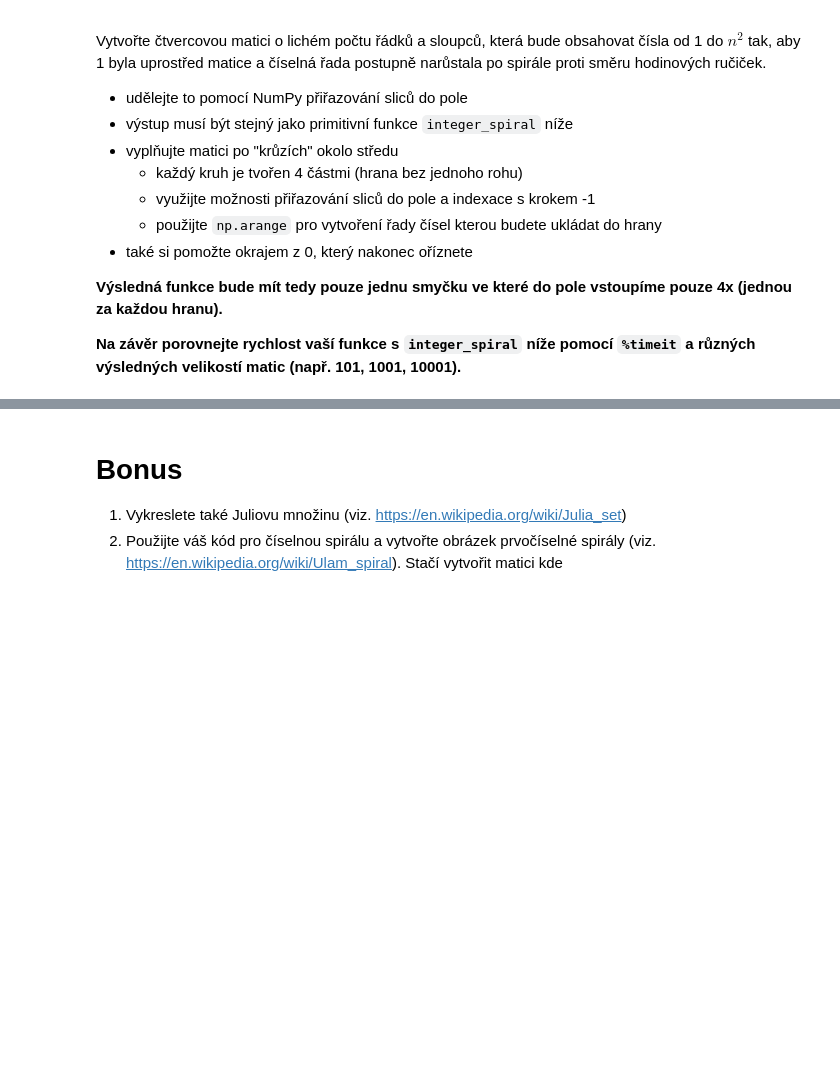
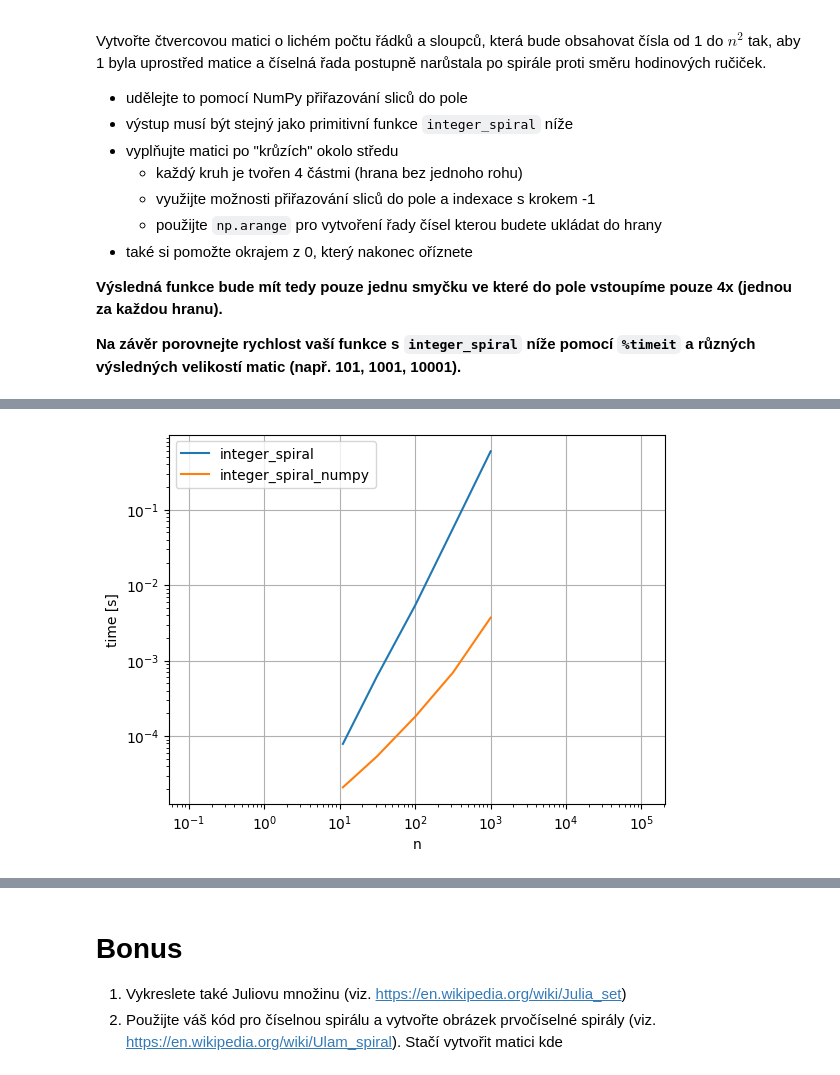
Before and after one commit to Beremi/vvp, a Jupyter notebook: Week_06/DU3.ipynb, the cells around one changed output, grey strips where cells are left out. Cells and saved outputs as stored; diff of their text form; code cells hidden in the pictures; blank space fills up the shorter version.

```diff
--- a/Week_06/DU3.ipynb
+++ b/Week_06/DU3.ipynb
@@ -58,0 +113,24 @@ def integer_spiral_numpy(n):
+# %%
+# TODO otestujte rychlost obou implementací
+
+n = np.logspace(1, 3, 5, base=10, dtype=int) //2 * 2 + 1
+
+times = np.zeros((2, len(n)))
+
+for i, n_ in enumerate(n):
+    tmp = %timeit -o  -n 1 -r 10 integer_spiral(n_)
+    times[0, i] = tmp.average
+    tmp = %timeit -o -n 1 -r 1000 integer_spiral_numpy(n_)
+    times[1, i] = tmp.average
+
+plt.plot(n, times[0], label='integer_spiral')
+plt.plot(n, times[1], label='integer_spiral_numpy')
+plt.legend()
+plt.xlabel('n')
+plt.ylabel('time [s]')
+plt.xscale('log')
+plt.yscale('log')
+plt.grid()
+plt.axis('equal')
+plt.show()
+# %% [output]
@@ -59,3 +148,4 @@ def integer_spiral_numpy(n):
+[figure, added]
 # %% [markdown]
 ## Část 2. Mandelbrotova množina
 Vizualizujte Mandelbrotovu množinu na intervalu $[-2, 1] \times [-1.5, 1.5]$ pomocí `imshow`. Výsledek by měl vypadat jako následující obrázek.
```
Also changed, not shown: parts of 20 cells of this notebook, 3 other files.
